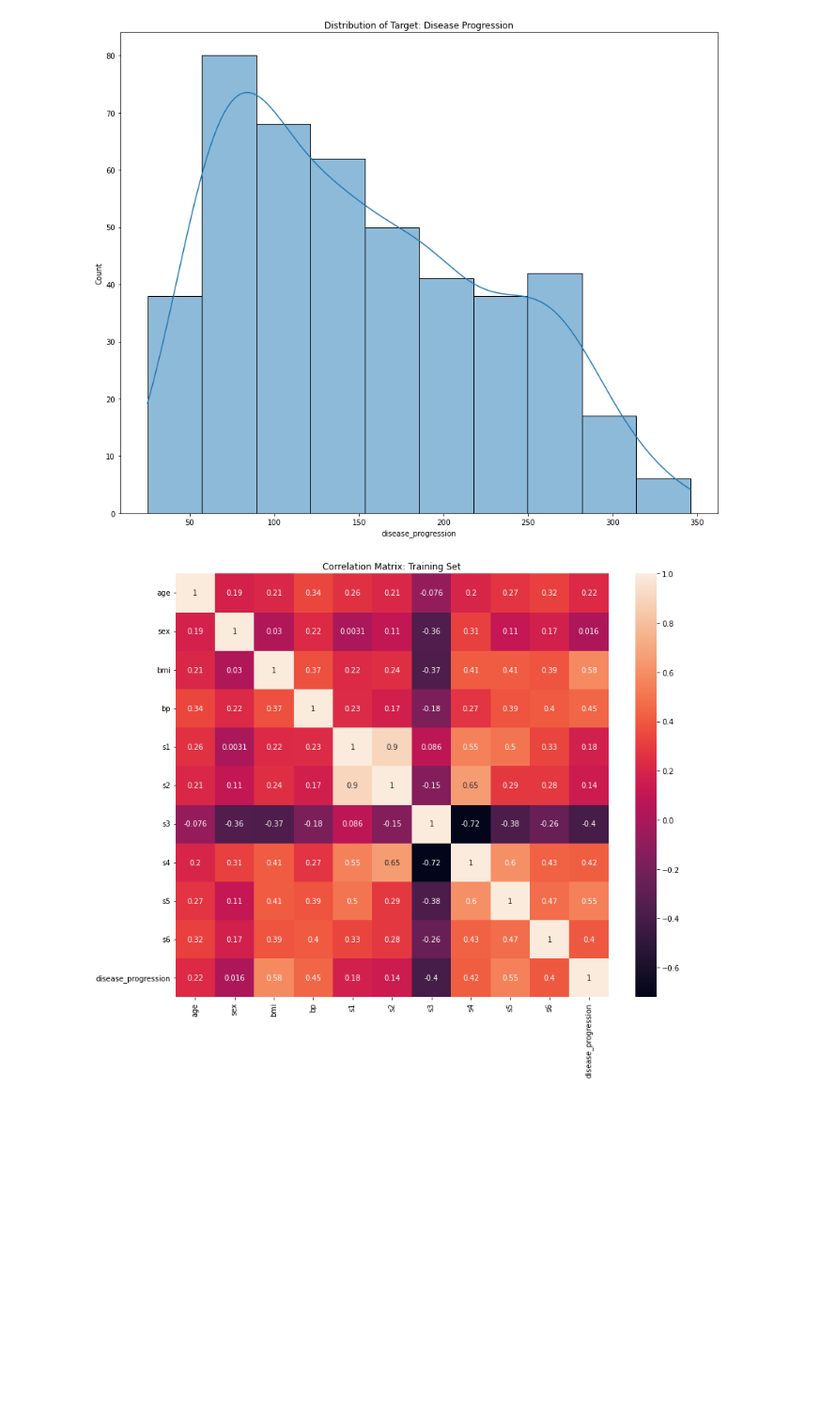
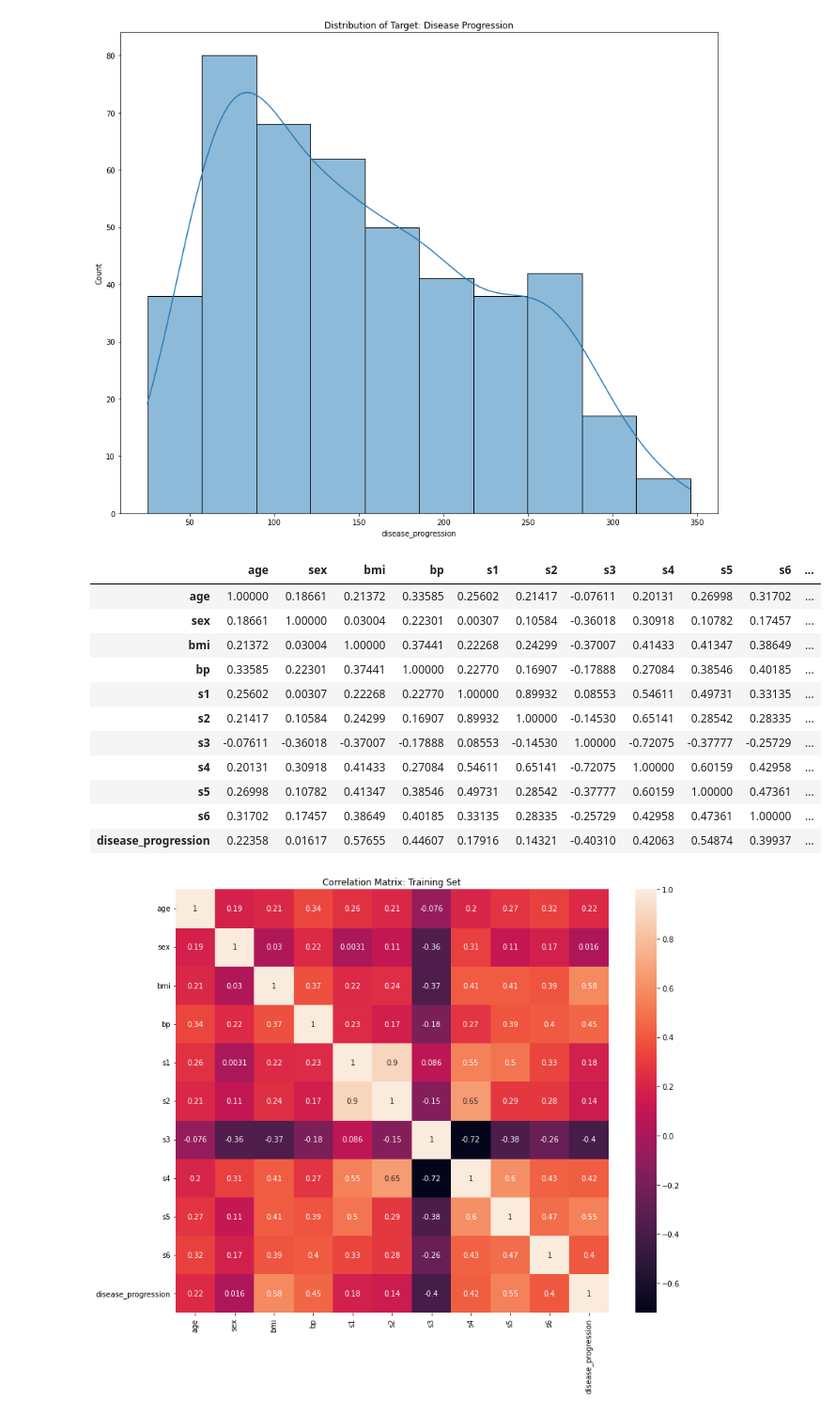
Before and after one commit to benkarabinus/nerdy_data_stuff, a Jupyter notebook: DU/COMP4432/Assignment2/Ben_Karabinus_Assignment_2.ipynb, the cells around one changed output. Shown at 94% size. Drawn from its saved outputs; the diff is of its cells as text; code cells hidden in the pictures; blank space fills up the shorter version.

```diff
--- a/DU/COMP4432/Assignment2/Ben_Karabinus_Assignment_2.ipynb
+++ b/DU/COMP4432/Assignment2/Ben_Karabinus_Assignment_2.ipynb
@@ -138,7 +138,21 @@ train, test = train_test_split(diabetes_df, test_size=.20, shuffle=True, random_
 # %%
 """create a correlation matrix from the training data"""
 
 train_corr = train.corr()
+train_corr
+# %% [output]
+|  | age | sex | bmi | bp | s1 | s2 | s3 | s4 | s5 | s6 | ... |
+| age | 1.00000 | 0.18661 | 0.21372 | 0.33585 | 0.25602 | 0.21417 | -0.07611 | 0.20131 | 0.26998 | 0.31702 | ... |
+| sex | 0.18661 | 1.00000 | 0.03004 | 0.22301 | 0.00307 | 0.10584 | -0.36018 | 0.30918 | 0.10782 | 0.17457 | ... |
+| bmi | 0.21372 | 0.03004 | 1.00000 | 0.37441 | 0.22268 | 0.24299 | -0.37007 | 0.41433 | 0.41347 | 0.38649 | ... |
+| bp | 0.33585 | 0.22301 | 0.37441 | 1.00000 | 0.22770 | 0.16907 | -0.17888 | 0.27084 | 0.38546 | 0.40185 | ... |
+| s1 | 0.25602 | 0.00307 | 0.22268 | 0.22770 | 1.00000 | 0.89932 | 0.08553 | 0.54611 | 0.49731 | 0.33135 | ... |
+| s2 | 0.21417 | 0.10584 | 0.24299 | 0.16907 | 0.89932 | 1.00000 | -0.14530 | 0.65141 | 0.28542 | 0.28335 | ... |
+| s3 | -0.07611 | -0.36018 | -0.37007 | -0.17888 | 0.08553 | -0.14530 | 1.00000 | -0.72075 | -0.37777 | -0.25729 | ... |
+| s4 | 0.20131 | 0.30918 | 0.41433 | 0.27084 | 0.54611 | 0.65141 | -0.72075 | 1.00000 | 0.60159 | 0.42958 | ... |
+| s5 | 0.26998 | 0.10782 | 0.41347 | 0.38546 | 0.49731 | 0.28542 | -0.37777 | 0.60159 | 1.00000 | 0.47361 | ... |
+| s6 | 0.31702 | 0.17457 | 0.38649 | 0.40185 | 0.33135 | 0.28335 | -0.25729 | 0.42958 | 0.47361 | 1.00000 | ... |
+| disease_progression | 0.22358 | 0.01617 | 0.57655 | 0.44607 | 0.17916 | 0.14321 | -0.40310 | 0.42063 | 0.54874 | 0.39937 | ... |
 # %%
 """plot correlation heatmap training data"""
 
```
Also changed, not shown: parts of 19 cells of this notebook, 1 other file.
